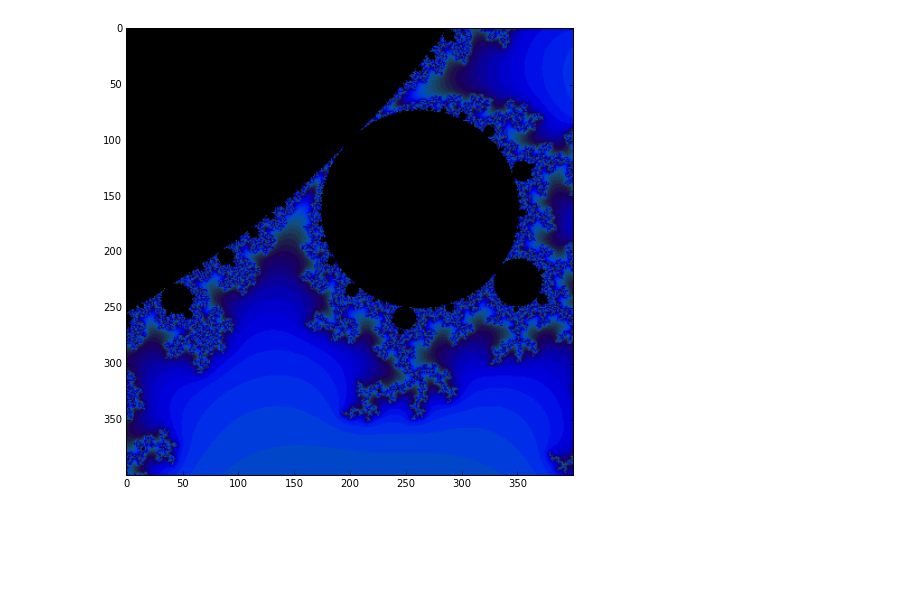
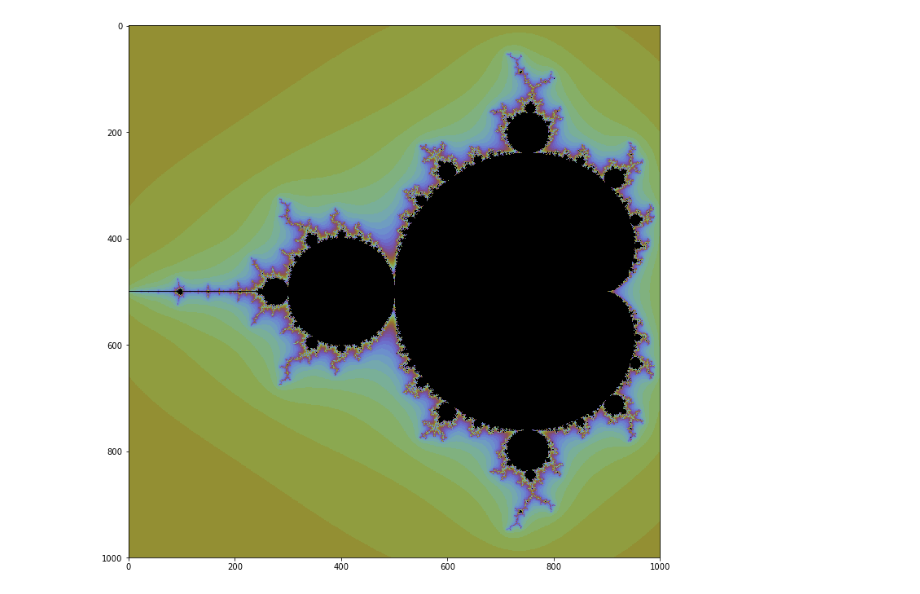
Before and after one commit to tp-nscan/SharedIpynb, a Jupyter notebook: tfMandy.ipynb, the cells around one changed output. Cells and saved outputs as stored; diff of their text form; code cells hidden in the pictures; blank space fills up the shorter version.

```diff
--- a/tfMandy.ipynb
+++ b/tfMandy.ipynb
@@ -9,9 +9,8 @@ def DisplayFractal(a, fmt='jpeg'):
   """Display an array of iteration counts as a
      colorful picture of a fractal."""
   a_cyclic = (6.28*a/20.0).reshape(list(a.shape)+[1])
-  img = np.concatenate([10+20*np.cos(a_cyclic),
-                        30+50*np.sin(a_cyclic),
-                        155-80*np.cos(a_cyclic)], 2)
+  #img = np.concatenate([10+20*np.cos(a_cyclic), 30+50*np.sin(a_cyclic), 155-80*np.cos(a_cyclic)], 2)
+  img = np.concatenate([128+20*np.cos(a_cyclic), 128+50*np.sin(a_cyclic), 128-80*np.cos(a_cyclic)], 2)
   img[a==a.max()] = 0
   a = img
   a = np.uint8(np.clip(a, 0, 255))
@@ -21,7 +24,8 @@ def DisplayFractal(a, fmt='jpeg'):
 tf.reset_default_graph()
 sess = tf.InteractiveSession()
 # %%
-Y, X = np.mgrid[0.45:0.65:0.0005, 0.15:0.35:0.0005]
+# Y, X = np.mgrid[0.45:0.65:0.0005, 0.15:0.35:0.0005]
+Y, X = np.mgrid[-1.25:1.25:0.0025, -2.:0.5:0.0025]
 Z = X+1j*Y
 xs = tf.constant(Z.astype(np.complex64), name='xs')
 zs = tf.Variable(xs, name='zs')
@@ -29,17 +33,17 @@ ns = tf.Variable(tf.zeros_like(xs, tf.float32), name='ns')
 # %%
 tf.global_variables_initializer().run()
 zs_ = zs*zs + xs
 not_diverged = tf.abs(zs_) < 4
 step = tf.group(
   zs.assign(zs_),
   ns.assign_add(tf.cast(not_diverged, tf.float32, name='casty'))
   )
 
-for i in range(1500):
+for i in range(100):
     step.run()
 
-plt.figure(figsize=(8, 8))
+plt.figure(figsize=(12, 12))
 DisplayFractal(ns.eval())
 plt.show()
 # %% [output]
-[figure, old version]
+[figure, new version]
```
Also changed, not shown: parts of 3 cells of this notebook, 2 other files.
